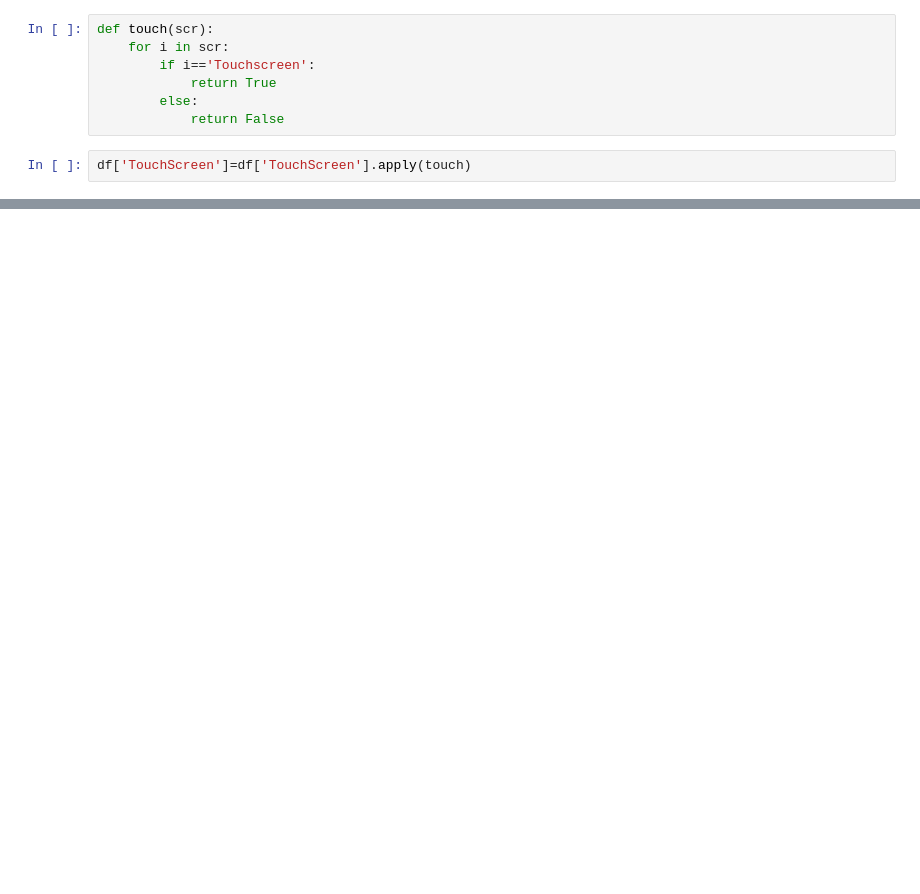
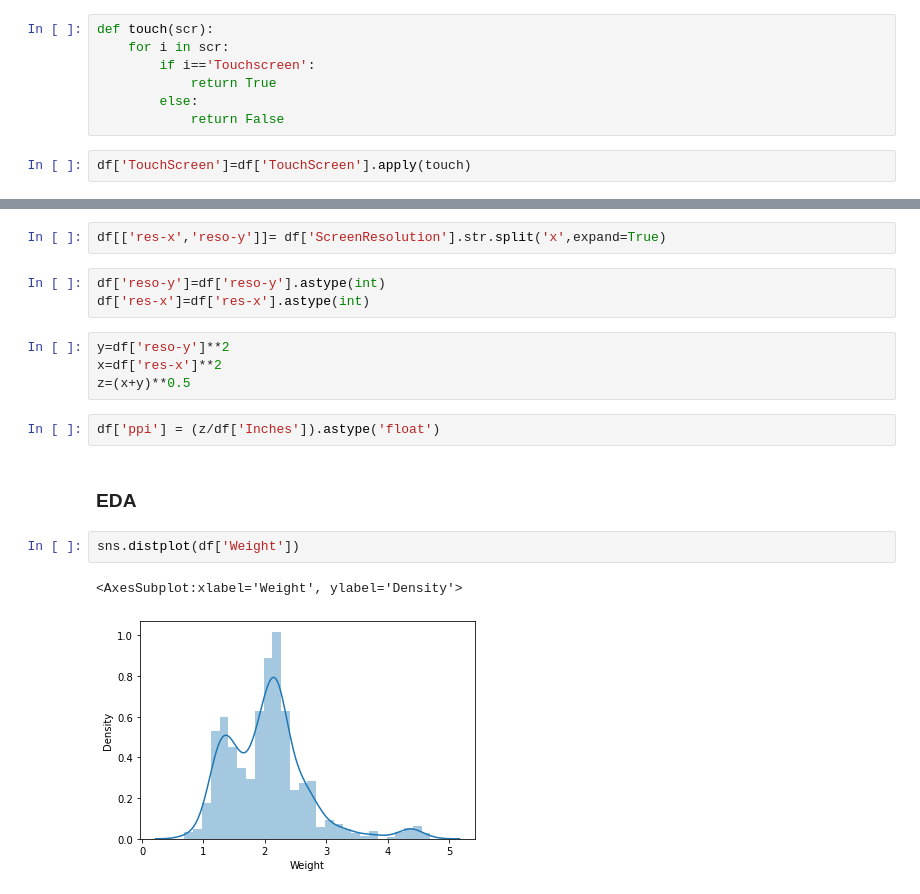
Before and after one commit to NadeemMohsinDS/Price-Predictor, a Jupyter notebook: complete-jupyter.ipynb, the cells around one changed output, grey strips where cells are left out. Cells and saved outputs as stored; diff of their text form; blank space fills up the shorter version.

```diff
--- a/complete-jupyter.ipynb
+++ b/complete-jupyter.ipynb
@@ -147,0 +201,18 @@ Name: count, dtype: int64
+# %%
+df[['res-x','reso-y']]= df['ScreenResolution'].str.split('x',expand=True)
+# %%
+df['reso-y']=df['reso-y'].astype(int)
+df['res-x']=df['res-x'].astype(int)
+# %%
+y=df['reso-y']**2
+x=df['res-x']**2
+z=(x+y)**0.5
+# %%
+df['ppi'] = (z/df['Inches']).astype('float')
+# %% [markdown]
+### EDA
+# %%
+sns.distplot(df['Weight'])
+# %% [output]
+<AxesSubplot:xlabel='Weight', ylabel='Density'>
+[figure, added]
```
Also changed, not shown: parts of 83 cells of this notebook.
